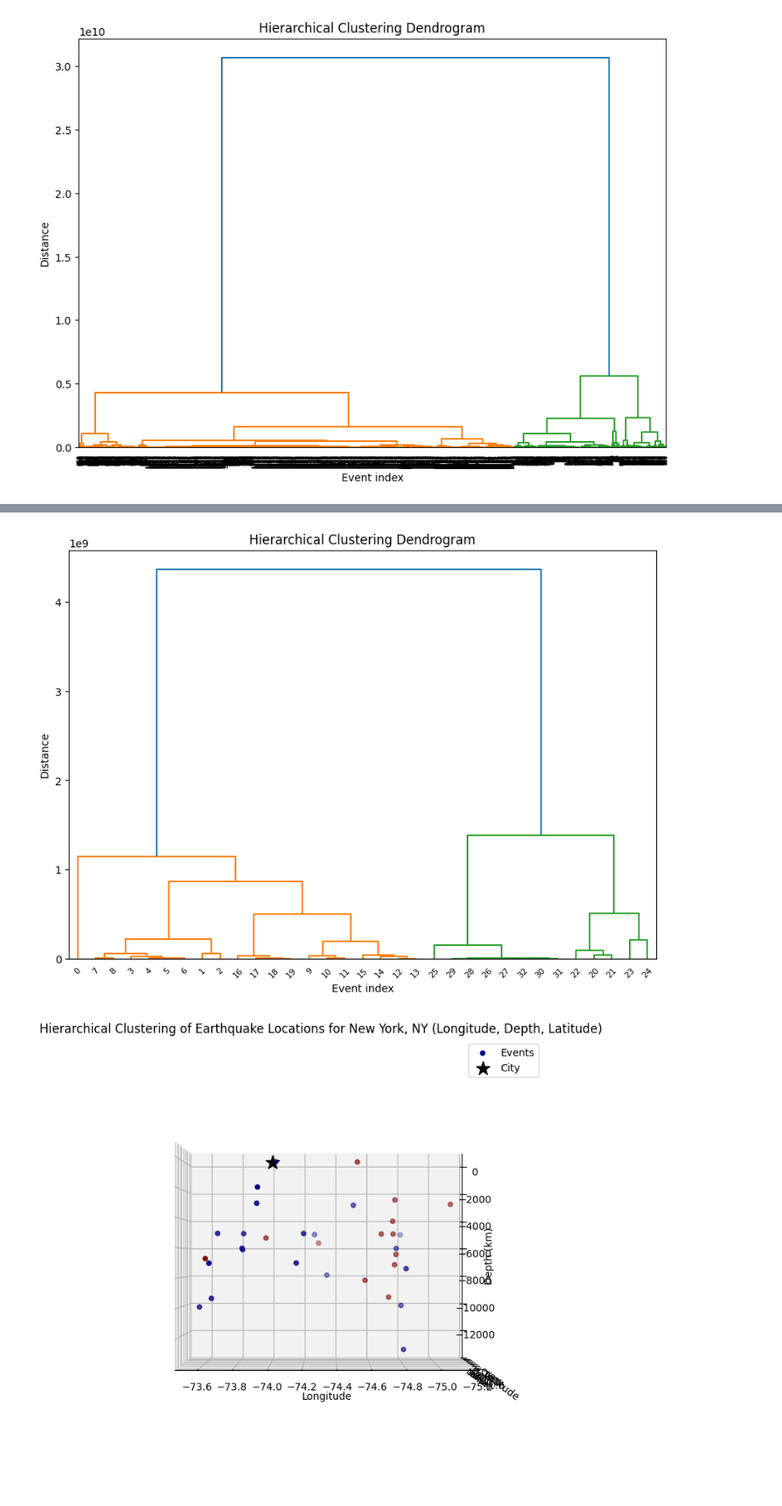
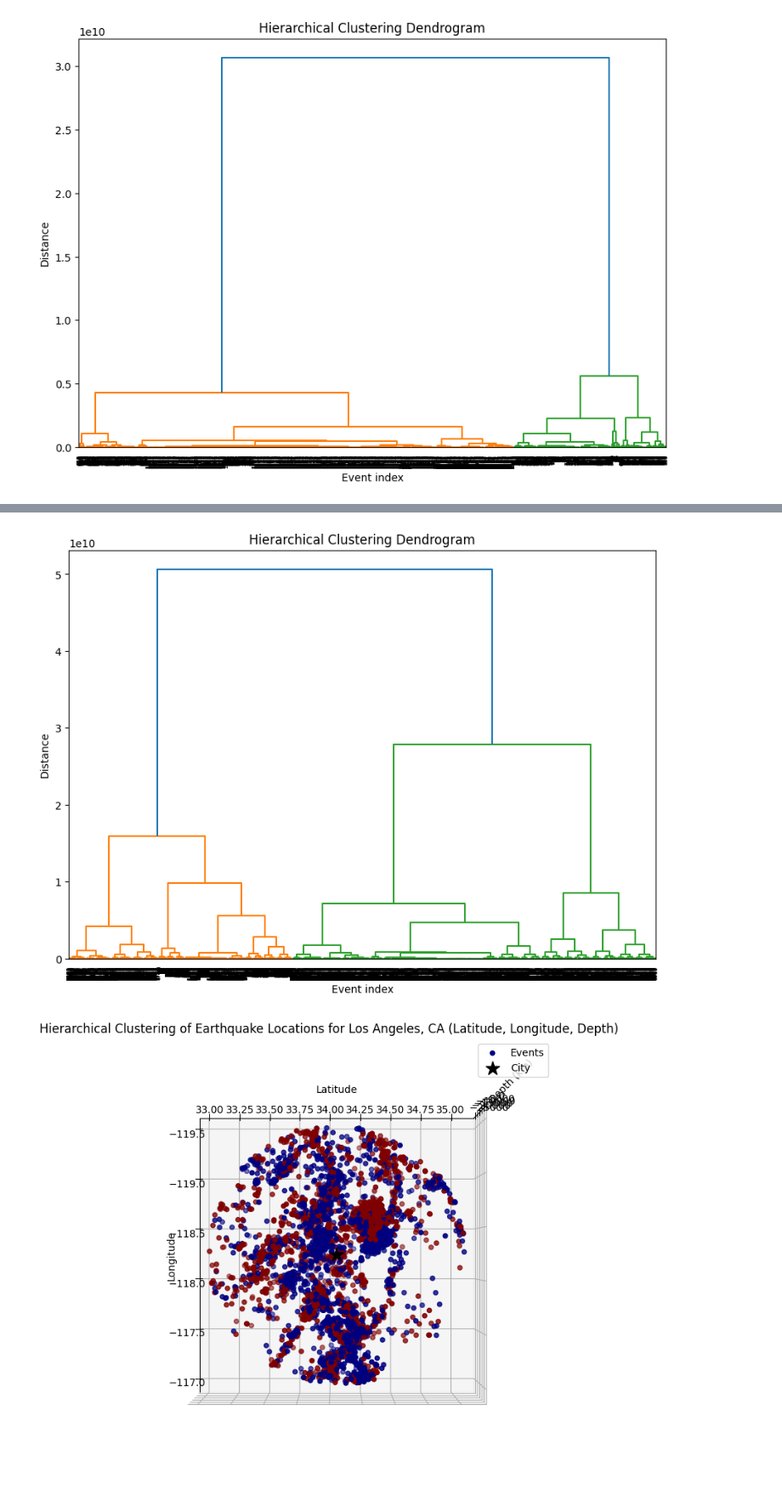
Before and after one commit to BlueJCash/CS_5850_EQ_Project, a Jupyter notebook: Project_test.ipynb, the cells around one changed output, grey strips where cells are left out. Shown at 85% size. Drawn from its saved outputs; the diff is of its cells as text; code cells hidden in the pictures.

```diff
--- a/Project_test.ipynb
+++ b/Project_test.ipynb
@@ -10,7 +12,8 @@ from sklearn.preprocessing import MinMaxScaler
 from scipy.cluster.hierarchy import dendrogram, linkage, fcluster
 import numpy as np
 import matplotlib.pyplot as plt
-from mpl_toolkits.mplot3d import Axes3D  # Import for 3D plotting
+from statsmodels.tsa.arima.model import ARIMA
+import pandas as pd
 
 
 def get_geolocation(city="Challis, ID"):
@@ -54,7 +57,7 @@ def process_earthquake_data(catalog):
         for event in catalog:
             temp = event.origins[0]
             if temp.longitude is not None and temp.latitude is not None and temp.depth is not None:
-                location = [temp.longitude, temp.latitude, temp.depth, temp.time]
+                location = [temp.longitude, temp.latitude, temp.depth, temp.time, event.magnitudes[0].mag]
                 locs.append(location)
                 #print(f"Event Time: {temp.time}, Magnitude: {event.magnitudes[0].mag}")
                 #print(location)
@@ -123,7 +126,7 @@ def plot_3d_clusters(locs, labels, city, max_depth, elev, azim):
     ax.set_ylabel('Latitude')
     ax.set_zlabel('Depth (km)')
 
-    ax.set_title(f'Hierarchical Clustering of Earthquake Locations for {city} (Longitude, Depth, Latitude)')
+    ax.set_title(f'Hierarchical Clustering of Earthquake Locations for {city} (Latitude, Longitude, Depth) ')
     ax.legend()
 
     ax.view_init(elev=elev, azim=azim)
@@ -137,18 +285,23 @@ plot_3d_clusters(locs, labels, city, max_depth, elev=0, azim=90)
 # %%
-def perform_Seismitc_Analysis(city="Challis, ID", maxradius=1, elev=0, azim=90):
+def perform_Seismitc_Analysis(city="Challis, ID", maxradius=1, data_starttime="1900-10-01", data_endtime="2024-10-11", elev=0, azim=90):
     client = Client("USGS")
-    catalog = get_earthquake_data(client=client, city=city, maxradius=maxradius)
+    catalog = get_earthquake_data(client=client, city=city, maxradius=maxradius,
+                                  starttime=data_starttime, endtime=data_endtime)
     if catalog:
         locs, max_depth = process_earthquake_data(catalog)
         locs = normalize_depth(locs)
 
 
     linked = perform_clustering(locs)
     k = plot_dendrogram(linked)
     labels = perform_labeling(linked, k)
 
     plot_3d_clusters(locs, labels, city, max_depth, elev=elev, azim=azim)
-perform_Seismitc_Analysis(city="New York, NY", maxradius=1, elev=0, azim=90)
+
+    predict_Seismic_RF(city, locs, duration=20, freq='YE')
+    predict_Seismic_ARIMA(city, locs, duration=20, freq='YE')
+
+perform_Seismitc_Analysis(city="Los Angeles, CA", maxradius=1, elev=90, azim=0, data_starttime="1950-10-01")
 # %% [output]
-[figure, old version]
+[figure, new version]
-[figure, old version]
+[figure, new version]
```
Also changed, not shown: parts of 5 cells of this notebook, 1 other file.
